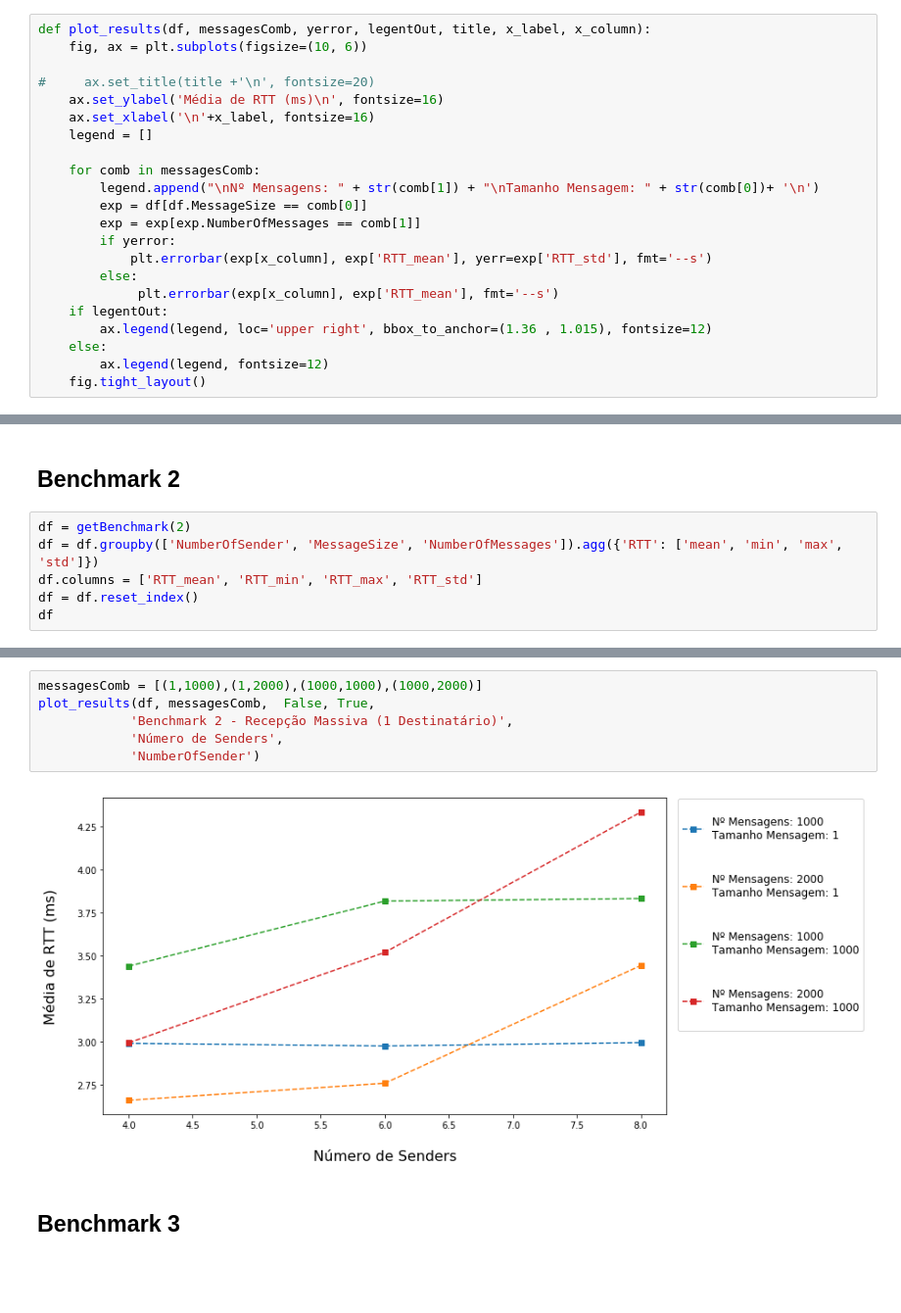
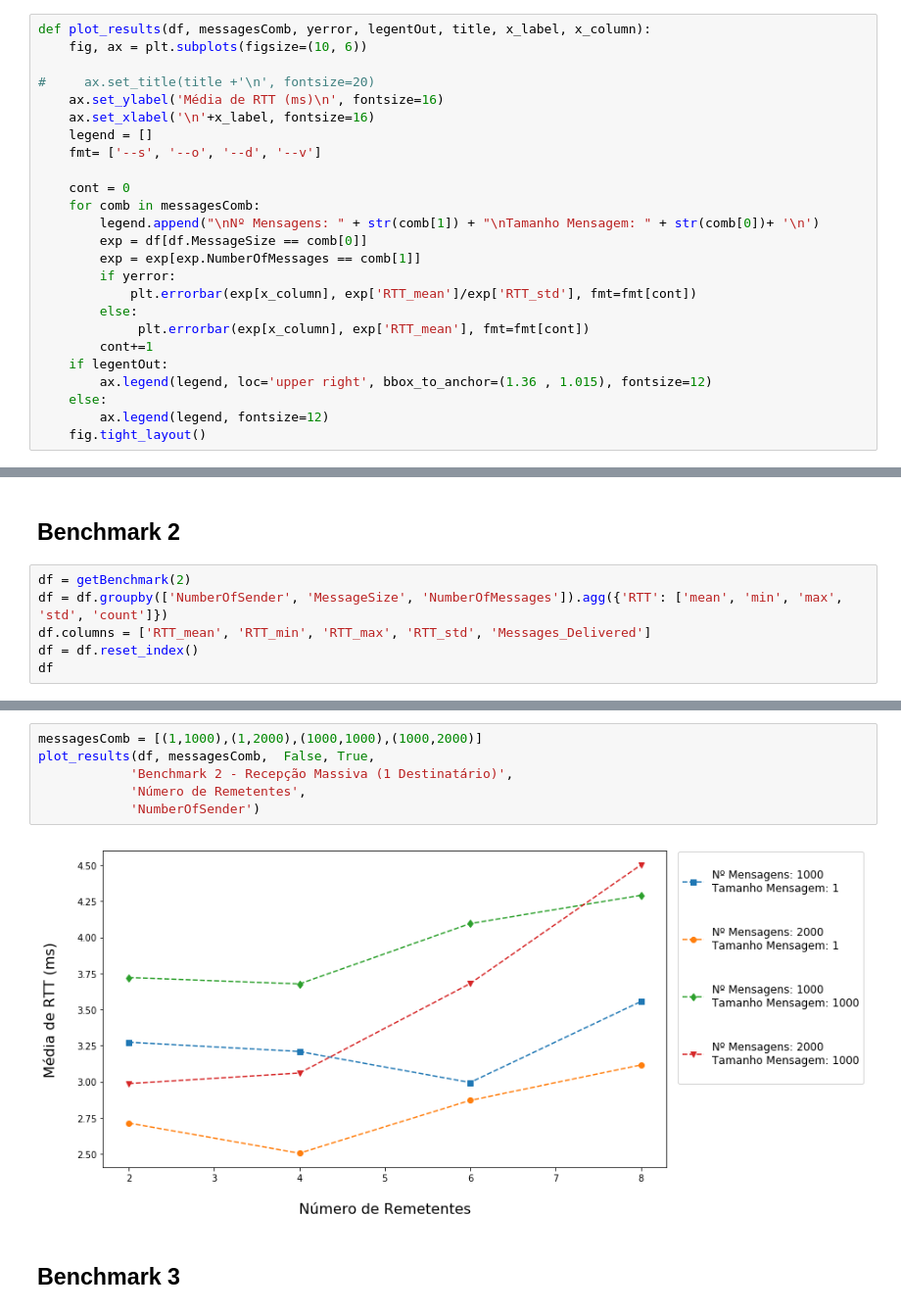
Before and after one commit to rafalencar1997/JadeContainer, a Jupyter notebook: analysis/Results.ipynb, the cells around one changed output, grey strips where cells are left out. Shown: that part at 98% size. Drawn from its saved outputs; the diff is of its cells as text; blank space fills up the shorter version.

```diff
--- a/analysis/Results.ipynb
+++ b/analysis/Results.ipynb
@@ -48,15 +48,18 @@ def plot_results(df, messagesComb, yerror, legentOut, title, x_label, x_column):
     ax.set_ylabel('Média de RTT (ms)\n', fontsize=16)
     ax.set_xlabel('\n'+x_label, fontsize=16)
     legend = []
+    fmt= ['--s', '--o', '--d', '--v']
 
+    cont = 0
     for comb in messagesComb:
         legend.append("\nNº Mensagens: " + str(comb[1]) + "\nTamanho Mensagem: " + str(comb[0])+ '\n')
         exp = df[df.MessageSize == comb[0]]
         exp = exp[exp.NumberOfMessages == comb[1]]
         if yerror:
-            plt.errorbar(exp[x_column], exp['RTT_mean'], yerr=exp['RTT_std'], fmt='--s')
+            plt.errorbar(exp[x_column], exp['RTT_mean']/exp['RTT_std'], fmt=fmt[cont])
         else:
-             plt.errorbar(exp[x_column], exp['RTT_mean'], fmt='--s')
+             plt.errorbar(exp[x_column], exp['RTT_mean'], fmt=fmt[cont])
+        cont+=1
     if legentOut:
         ax.legend(legend, loc='upper right', bbox_to_anchor=(1.36 , 1.015), fontsize=12)
     else:
@@ -137,8 +169,8 @@ plot_results(df, messagesComb, False, True,
 ## Benchmark 2
 # %%
 df = getBenchmark(2)
-df = df.groupby(['NumberOfSender', 'MessageSize', 'NumberOfMessages']).agg({'RTT': ['mean', 'min', 'max', 'std']})
-df.columns = ['RTT_mean', 'RTT_min', 'RTT_max', 'RTT_std']
+df = df.groupby(['NumberOfSender', 'MessageSize', 'NumberOfMessages']).agg({'RTT': ['mean', 'min', 'max', 'std', 'count']})
+df.columns = ['RTT_mean', 'RTT_min', 'RTT_max', 'RTT_std', 'Messages_Delivered']
 df = df.reset_index()
 df
 # %% [output]
@@ -158,11 +194,11 @@ df
 # %%
 messagesComb = [(1,1000),(1,2000),(1000,1000),(1000,2000)]
 plot_results(df, messagesComb,  False, True,
             'Benchmark 2 - Recepção Massiva (1 Destinatário)',
-            'Número de Senders',
+            'Número de Remetentes',
             'NumberOfSender')
 # %% [output]
-[figure, old version]
+[figure, new version]
 # %% [markdown]
 ## Benchmark 3
 # %%
```
Also changed, not shown: parts of 11 cells of this notebook, 2 other files.
